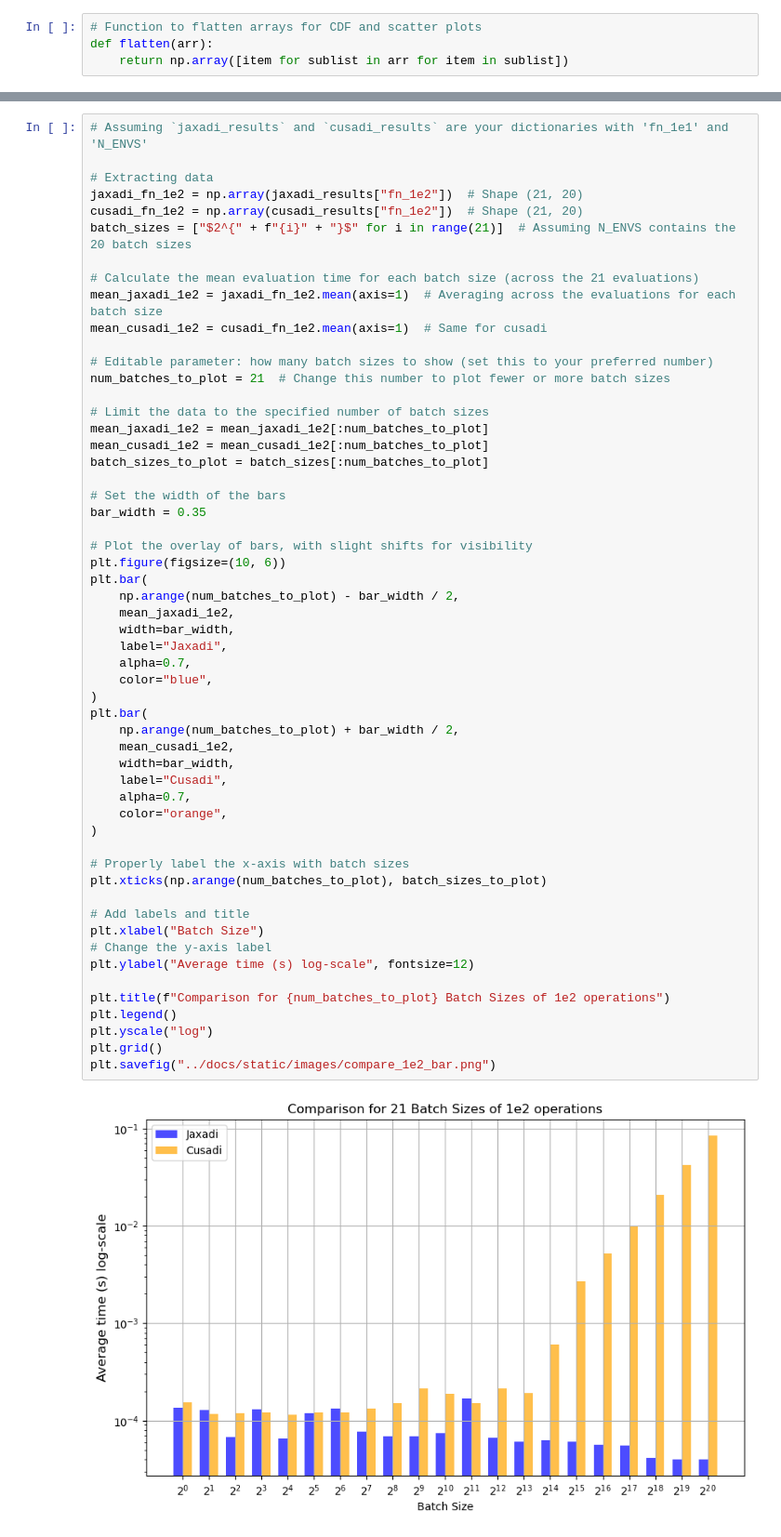
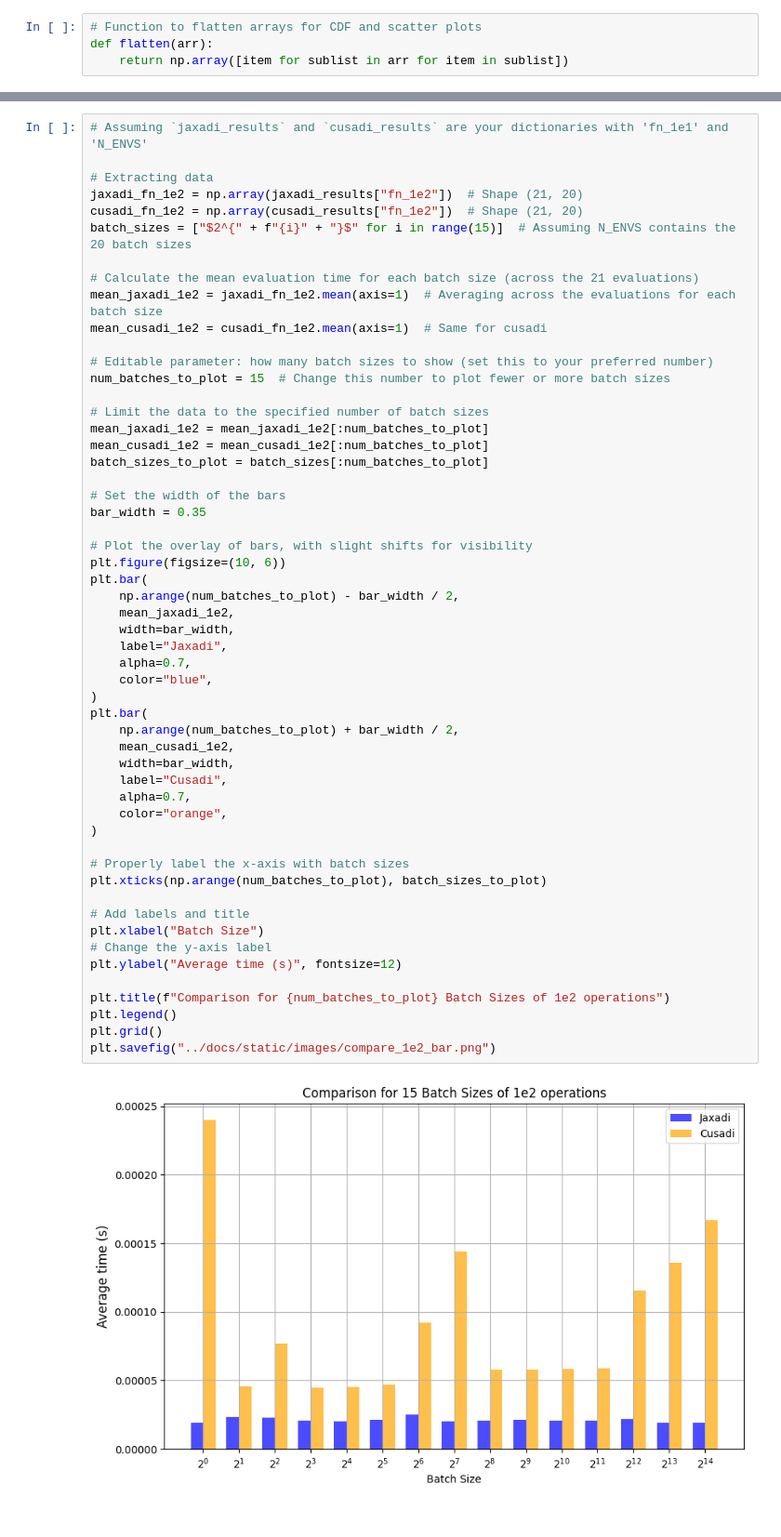
Before and after one commit to based-robotics/jaxadi, a Jupyter notebook: benchmarks/visualize.ipynb, the cells around one changed output, grey strips where cells are left out. Shown at 93% size. Drawn from its saved outputs; the diff is of its cells as text.

```diff
--- a/benchmarks/visualize.ipynb
+++ b/benchmarks/visualize.ipynb
@@ -78,14 +77,14 @@ plt.savefig("../docs/static/images/compare_1e1_bar.png")
 # Extracting data
 jaxadi_fn_1e2 = np.array(jaxadi_results["fn_1e2"])  # Shape (21, 20)
 cusadi_fn_1e2 = np.array(cusadi_results["fn_1e2"])  # Shape (21, 20)
-batch_sizes = ["$2^{" + f"{i}" + "}$" for i in range(21)]  # Assuming N_ENVS contains the 20 batch sizes
+batch_sizes = ["$2^{" + f"{i}" + "}$" for i in range(15)]  # Assuming N_ENVS contains the 20 batch sizes
 
 # Calculate the mean evaluation time for each batch size (across the 21 evaluations)
 mean_jaxadi_1e2 = jaxadi_fn_1e2.mean(axis=1)  # Averaging across the evaluations for each batch size
 mean_cusadi_1e2 = cusadi_fn_1e2.mean(axis=1)  # Same for cusadi
 
 # Editable parameter: how many batch sizes to show (set this to your preferred number)
-num_batches_to_plot = 21  # Change this number to plot fewer or more batch sizes
+num_batches_to_plot = 15  # Change this number to plot fewer or more batch sizes
 
 # Limit the data to the specified number of batch sizes
 mean_jaxadi_1e2 = mean_jaxadi_1e2[:num_batches_to_plot]
@@ -99,33 +98,32 @@ bar_width = 0.35
 plt.figure(figsize=(10, 6))
 plt.bar(
     np.arange(num_batches_to_plot) - bar_width / 2,
     mean_jaxadi_1e2,
     width=bar_width,
     label="Jaxadi",
     alpha=0.7,
     color="blue",
 )
 plt.bar(
     np.arange(num_batches_to_plot) + bar_width / 2,
     mean_cusadi_1e2,
     width=bar_width,
     label="Cusadi",
     alpha=0.7,
     color="orange",
 )
 
 # Properly label the x-axis with batch sizes
 plt.xticks(np.arange(num_batches_to_plot), batch_sizes_to_plot)
 
 # Add labels and title
 plt.xlabel("Batch Size")
 # Change the y-axis label
-plt.ylabel("Average time (s) log-scale", fontsize=12)
+plt.ylabel("Average time (s)", fontsize=12)
 
 plt.title(f"Comparison for {num_batches_to_plot} Batch Sizes of 1e2 operations")
 plt.legend()
-plt.yscale("log")
 plt.grid()
 plt.savefig("../docs/static/images/compare_1e2_bar.png")
 # %% [output]
-[figure, old version]
+[figure, new version]
```
Also changed, not shown: parts of 5 cells of this notebook, 23 other files.
